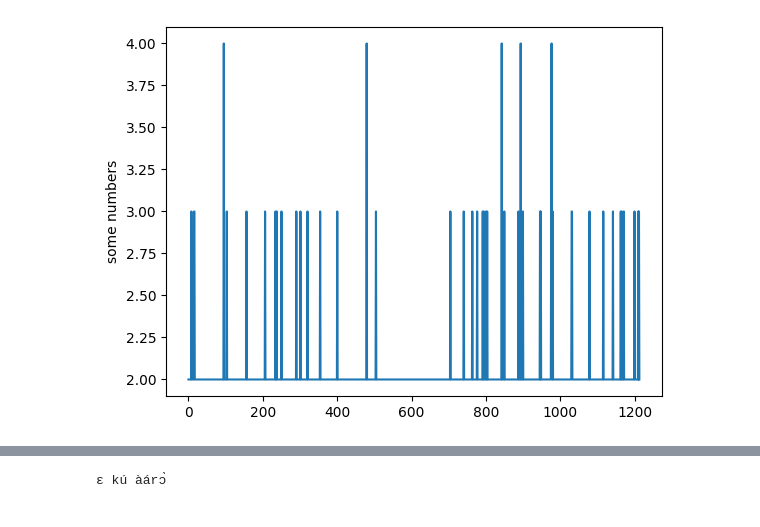
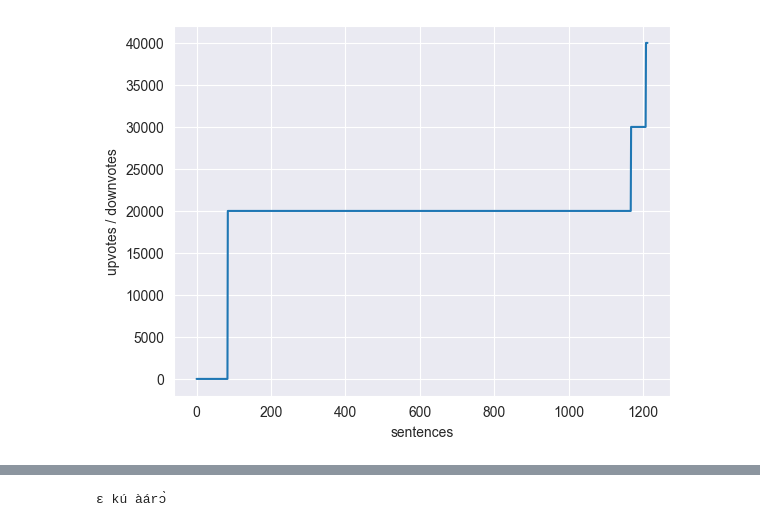
Before and after one commit to lilovyjgrib/X-lingual_IPA_ASR, a Jupyter notebook: G2p_yoruba.ipynb, the cells around one changed output, grey strips where cells are left out. Cells and saved outputs as stored; diff of their text form; code cells hidden in the pictures.

```diff
--- a/G2p_yoruba.ipynb
+++ b/G2p_yoruba.ipynb
@@ -52,5 +25,5 @@ Do you wish to run the custom code? [y/N] y
 # %%
-yoruba_upvotes = yoruba_dat["up_votes"]
-yoruba_downvotes = yoruba_dat["down_votes"]
+yoruba_upvotes = np.array(yoruba_dat["up_votes"])
+yoruba_downvotes = np.array(yoruba_dat["down_votes"])
 # %%
 import matplotlib.pyplot as plt
@@ -57,6 +38,7 @@ import matplotlib.pyplot as plt
 # %%
-plt.plot(yoruba_upvotes)
-plt.ylabel('some numbers')
+plt.plot(sorted(yoruba_upvotes / (yoruba_downvotes + 0.0001)))
+plt.ylabel('upvotes / downvotes')
+plt.xlabel('sentences')
 plt.show()
 # %% [output]
-[figure, old version]
+[figure, new version]
```
Also changed, not shown: parts of 25 cells of this notebook, 14 other files.
